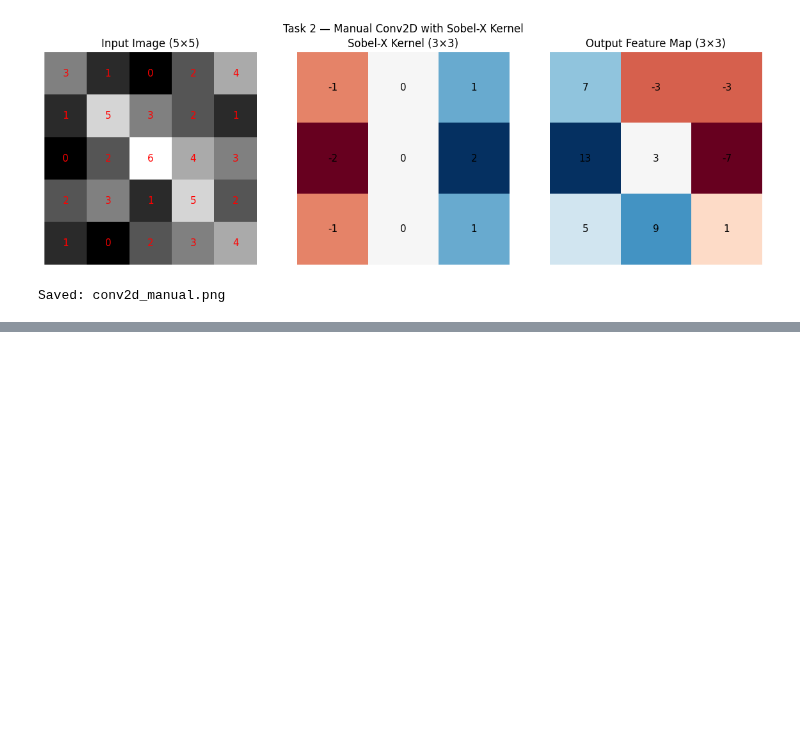
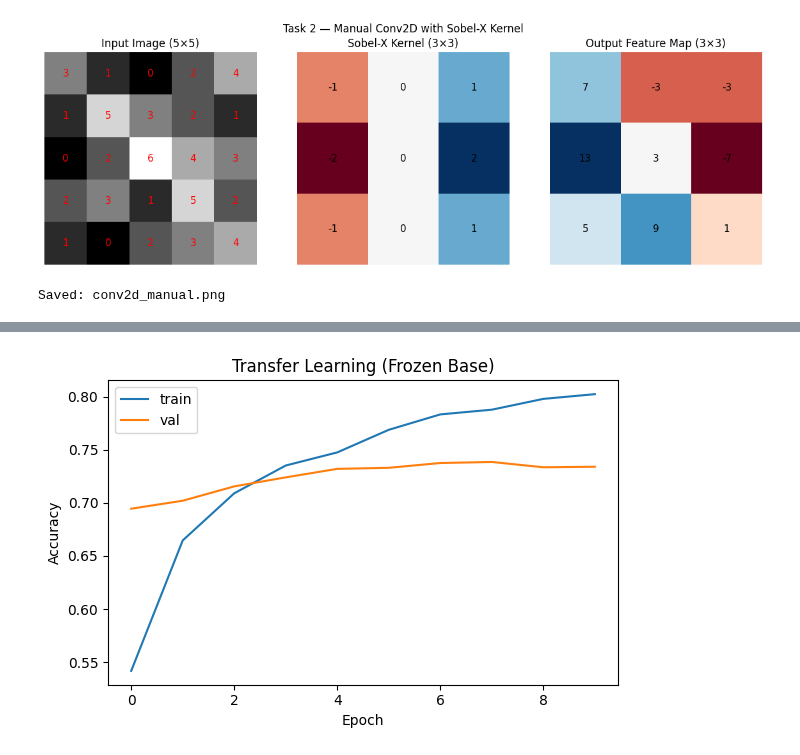
Before and after one commit to rads-fire/CNN_Lab, a Jupyter notebook: 24IT3040_RadhikaSharma_CNN_Lab.ipynb, the cells around one changed output, grey strips where cells are left out. Cells and saved outputs as stored; diff of their text form; code cells hidden in the pictures; blank space fills up the shorter version.

```diff
--- a/24IT3040_RadhikaSharma_CNN_Lab.ipynb
+++ b/24IT3040_RadhikaSharma_CNN_Lab.ipynb
@@ -1336,0 +1979,85 @@ usually wins; for longer runs cosine annealing tends to catch up.
+# %%
+import tensorflow as tf
+import numpy as np
+import matplotlib.pyplot as plt
+from tensorflow.keras.datasets import cifar10
+from tensorflow.keras.applications import VGG16
+from tensorflow.keras.applications.vgg16 import preprocess_input
+from tensorflow.keras.layers import GlobalAveragePooling2D, Dense, Dropout
+from tensorflow.keras.models import Model
+
+# -------- clear memory --------
+tf.keras.backend.clear_session()
+
+# -------- load data --------
+(x_train, y_train), (x_test, y_test) = cifar10.load_data()
+
+# -------- OPTIONAL: reduce dataset (for stability) --------
+x_train = x_train[:20000]
+y_train = y_train[:20000]
+
+# -------- resize to 64x64 (lighter than 96x96) --------
+x_train = tf.image.resize(x_train, (64,64))
+x_test = tf.image.resize(x_test, (64,64))
+
+# -------- preprocess --------
+x_train = preprocess_input(x_train)
+x_test = preprocess_input(x_test)
+
+# -------- one-hot encode --------
+y_train = tf.keras.utils.to_categorical(y_train, 10)
+y_test = tf.keras.utils.to_categorical(y_test, 10)
+
+# -------- load VGG16 --------
+base_model = VGG16(weights='imagenet', include_top=False, input_shape=(64,64,3))
+
+# -------- freeze base --------
+for layer in base_model.layers:
+    layer.trainable = False
+
+# -------- custom head --------
+x = base_model.output
+x = GlobalAveragePooling2D()(x)
+x = Dense(256, activation='relu')(x)
+x = Dropout(0.5)(x)
+output = Dense(10, activation='softmax')(x)
+
+model = Model(inputs=base_model.input, outputs=output)
+
+# -------- print params --------
+trainable_params = np.sum([np.prod(v.shape) for v in model.trainable_weights])
+frozen_params = np.sum([np.prod(v.shape) for v in model.non_trainable_weights])
+
+print("Trainable params:", trainable_params)
+print("Frozen params:", frozen_params)
+
+# -------- compile --------
+model.compile(
+    optimizer=tf.keras.optimizers.Adam(learning_rate=0.001),
+    loss='categorical_crossentropy',
+    metrics=['accuracy']
+)
+
+# -------- train --------
+history = model.fit(
+    x_train, y_train,
+    epochs=10,
+    batch_size=32,
+    validation_split=0.1
+)
+
+# -------- plot --------
+plt.figure(figsize=(6,4))
+
+plt.plot(history.history['accuracy'], label='train')
+plt.plot(history.history['val_accuracy'], label='val')
+
+plt.xlabel("Epoch")
+plt.ylabel("Accuracy")
+plt.title("Transfer Learning (Frozen Base)")
+plt.legend()
+
+plt.tight_layout()
+plt.savefig("tl_frozen.png")
+plt.show()
+# %% [output]
@@ -1336,0 +2081 @@ usually wins; for longer runs cosine annealing tends to catch up.
+[figure, added]
```
Also changed, not shown: parts of 13 cells of this notebook.
